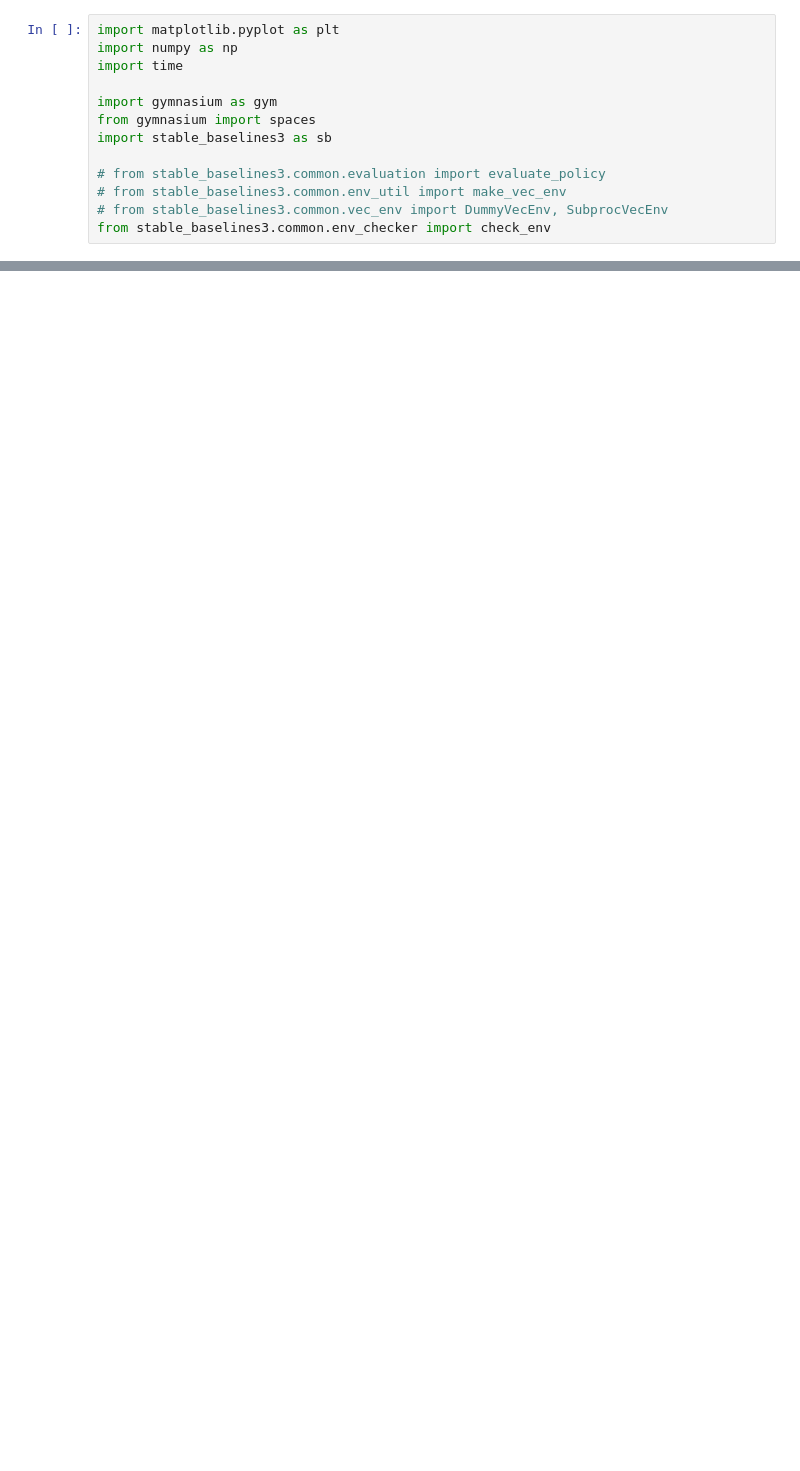
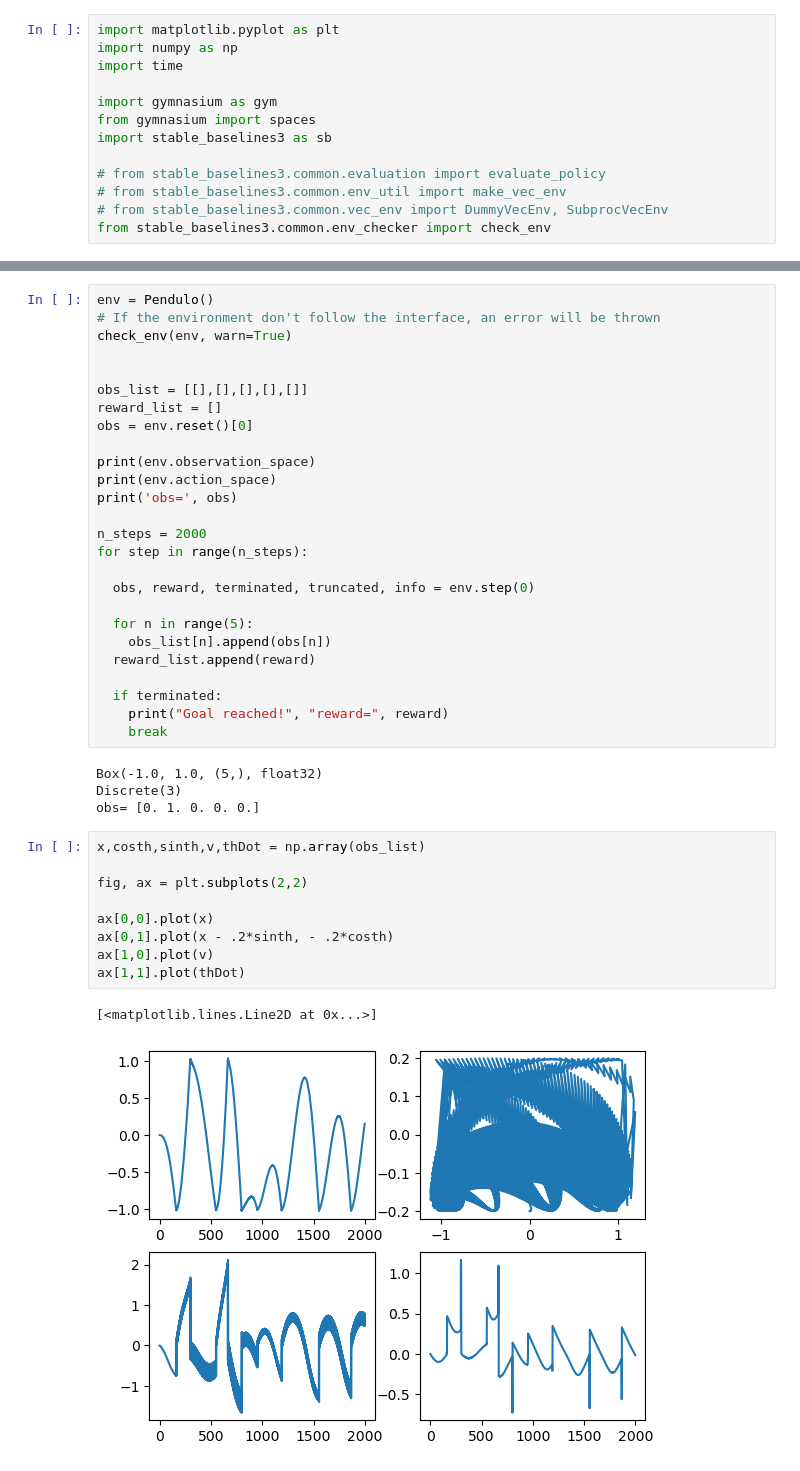
Before and after one commit to coNimaTo/Investigacion-I, a Jupyter notebook: Pendulo/pendulo_env.ipynb, the cells around one changed output, grey strips where cells are left out. Cells and saved outputs as stored; diff of their text form; blank space fills up the shorter version.

Commit message:
Progress in Environment creation but theres still problems

```diff
--- a/Pendulo/pendulo_env.ipynb
+++ b/Pendulo/pendulo_env.ipynb
@@ -106,0 +211,42 @@ plt.plot(crashed)
+# %%
+env = Pendulo()
+# If the environment don't follow the interface, an error will be thrown
+check_env(env, warn=True)
+
+
+obs_list = [[],[],[],[],[]]
+reward_list = []
+obs = env.reset()[0]
+
+print(env.observation_space)
+print(env.action_space)
+print('obs=', obs)
+
+n_steps = 2000
+for step in range(n_steps):
+
+  obs, reward, terminated, truncated, info = env.step(0)
+
+  for n in range(5):
+    obs_list[n].append(obs[n])
+  reward_list.append(reward)
+
+  if terminated:
+    print("Goal reached!", "reward=", reward)
+    break
+# %% [output]
+Box(-1.0, 1.0, (5,), float32)
+Discrete(3)
+obs= [0. 1. 0. 0. 0.]
+# %%
+x,costh,sinth,v,thDot = np.array(obs_list)
+
+fig, ax = plt.subplots(2,2)
+
+ax[0,0].plot(x)
+ax[0,1].plot(x - .2*sinth, - .2*costh)
+ax[1,0].plot(v)
+ax[1,1].plot(thDot)
+# %% [output]
+[<matplotlib.lines.Line2D at 0x...>]
+[figure, added]
```
Also changed, not shown: parts of 7 cells of this notebook, 4 other files.
